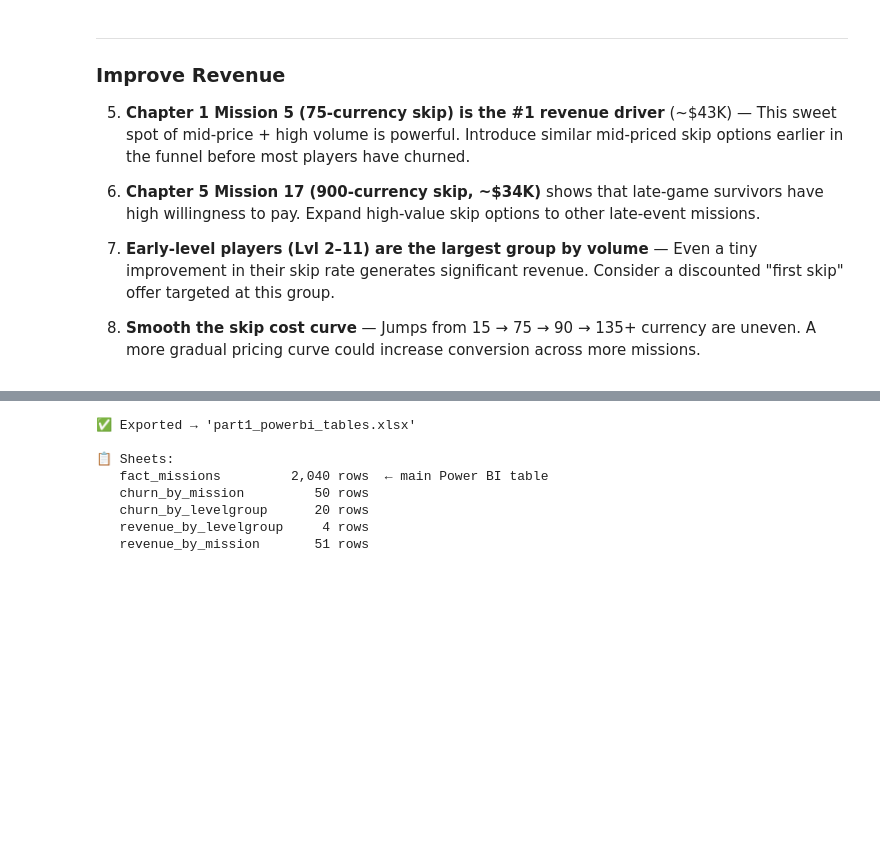
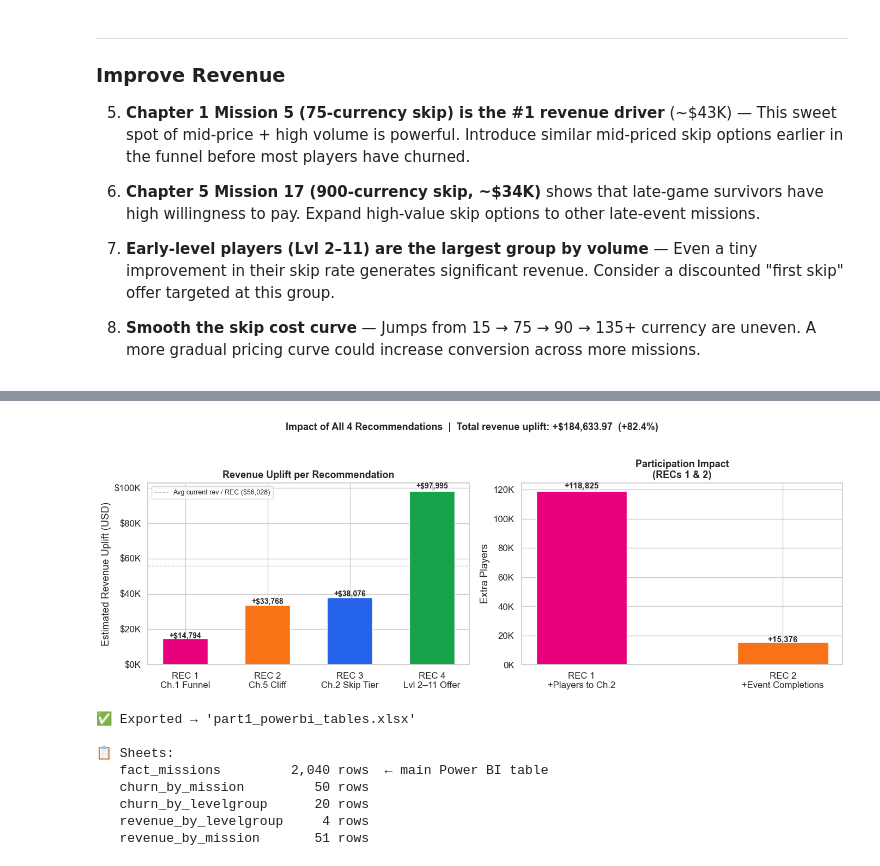
Before and after one commit to stefhooy/GameLoft-Sofia, a Jupyter notebook: Part_2_EDA/Part1_CRA.ipynb, the cells around one changed output, grey strips where cells are left out. Cells and saved outputs as stored; diff of their text form; code cells hidden in the pictures; blank space fills up the shorter version.

Commit message:
Coding of the impact, showcasing the expected value for 2 improvements for churn and revenue

```diff
--- a/Part_2_EDA/Part1_CRA.ipynb
+++ b/Part_2_EDA/Part1_CRA.ipynb
@@ -498,3 +632,49 @@ Chapter5_mission17  $34,086.69          759          900.0
+# %%
+GREEN = "#16A34A"
+
+recs         = ["REC 1\nCh.1 Funnel", "REC 2\nCh.5 Cliff", "REC 3\nCh.2 Skip Tier", "REC 4\nLvl 2–11 Offer"]
+revenues     = [rec1_extra_revenue, rec2_extra_revenue, rec3_extra_revenue, rec4_extra_revenue]
+participation = [rec1_extra_players, rec2_extra_completions, None, None]
+bar_colors   = [PINK, ORANGE, BLUE, GREEN]
+
+fig, axes = plt.subplots(1, 2, figsize=(14, 5))
+
+# ── Left: Revenue uplift per recommendation ───────────────────────
+bars = axes[0].bar(recs, revenues, color=bar_colors, edgecolor="white", width=0.55)
+for bar, val in zip(bars, revenues):
+    axes[0].text(bar.get_x() + bar.get_width() / 2, bar.get_height() * 1.02,
+                 f"+${val:,.0f}", ha="center", fontsize=10, fontweight="bold")
+axes[0].yaxis.set_major_formatter(mticker.FuncFormatter(lambda x, _: f"${x/1e3:.0f}K"))
+axes[0].set_ylabel("Estimated Revenue Uplift (USD)")
+axes[0].set_title("Revenue Uplift per Recommendation", fontsize=13, fontweight="bold")
+
+# Baseline reference line
+axes[0].axhline(total_current / 4, color="gray", linewidth=1,
+                linestyle="--", alpha=0.5, label=f"Avg current rev / REC (${total_current/4:,.0f})")
+axes[0].legend(fontsize=9)
+
+# ── Right: Participation impact (RECs 1 & 2 only) ────────────────
+part_labels  = ["REC 1\n+Players to Ch.2", "REC 2\n+Event Completions"]
+part_values  = [rec1_extra_players, rec2_extra_completions]
+part_colors  = [PINK, ORANGE]
+
+bars2 = axes[1].bar(part_labels, part_values, color=part_colors, edgecolor="white", width=0.45)
+for bar, val in zip(bars2, part_values):
+    axes[1].text(bar.get_x() + bar.get_width() / 2, bar.get_height() * 1.02,
+                 f"+{val:,.0f}", ha="center", fontsize=11, fontweight="bold")
+axes[1].yaxis.set_major_formatter(mticker.FuncFormatter(lambda x, _: f"{x/1e3:.0f}K"))
+axes[1].set_ylabel("Extra Players")
+axes[1].set_title("Participation Impact\n(RECs 1 & 2)", fontsize=13, fontweight="bold")
+
+plt.suptitle(
+    f"Impact of All 4 Recommendations  |  Total revenue uplift: +${total_uplift:,.2f}  (+{total_uplift/total_current*100:.1f}%)",
+    fontsize=13, fontweight="bold", y=1.02
+)
+plt.tight_layout()
+plt.savefig("recommendations_impact.png", dpi=150, bbox_inches="tight")
+plt.show()
+# %% [output]
+[figure, added]
 # %%
 # ══════════════════════════════════════════════════════════════════
 # POWER BI EXPORT — clean flat tables, snake_case columns, all numeric
```
Also changed, not shown: parts of 2 cells of this notebook, 3 other files.
